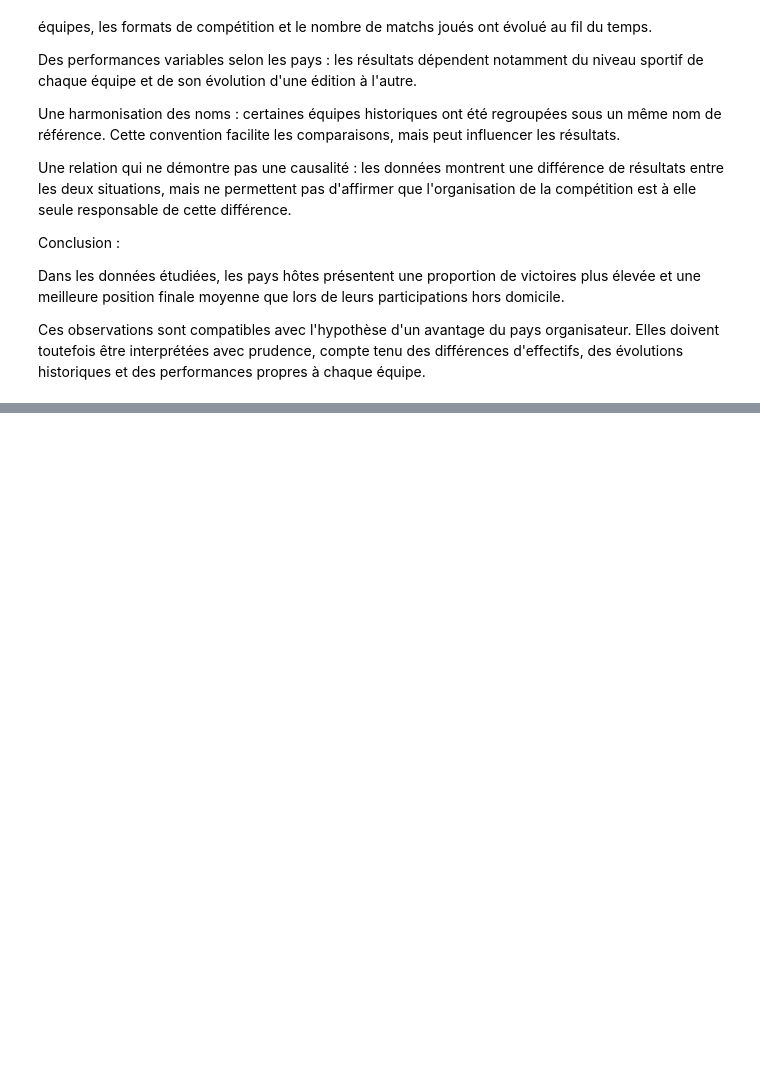
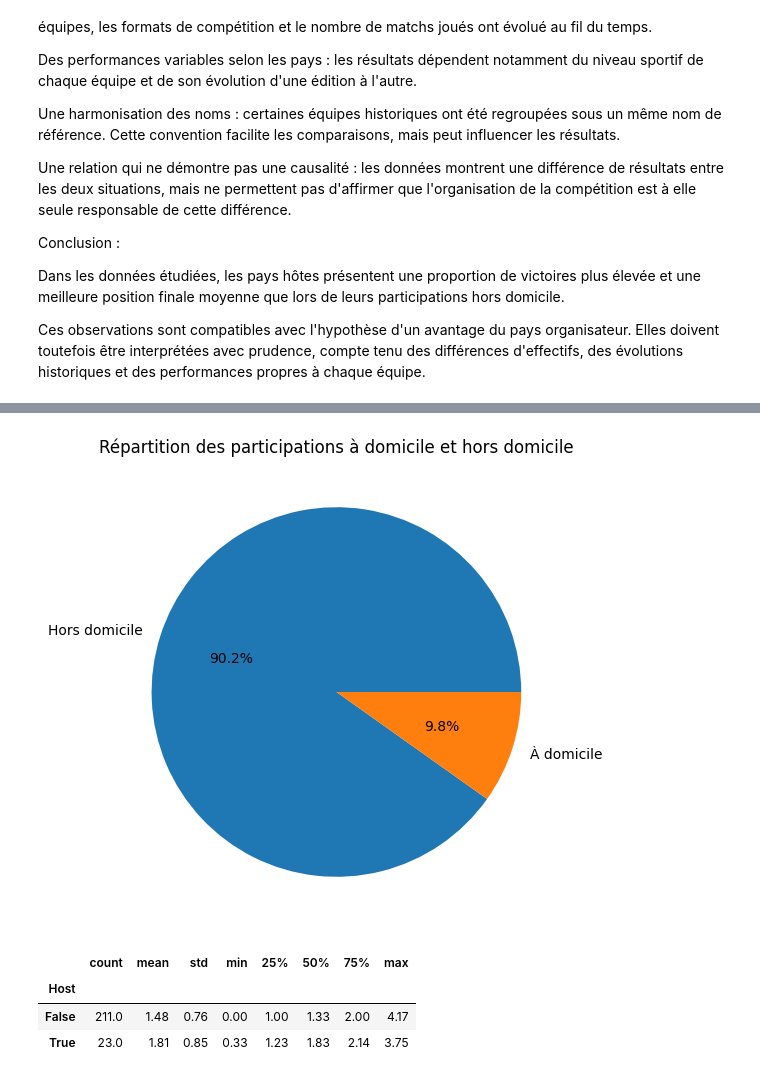
Before and after one commit to Chrilap95/Projet-fil-rouge, a Jupyter notebook: notebooks/03_analyse_fifa.ipynb, the cells around one changed output, grey strips where cells are left out. Cells and saved outputs as stored; diff of their text form; code cells hidden in the pictures; blank space fills up the shorter version.

```diff
--- a/notebooks/03_analyse_fifa.ipynb
+++ b/notebooks/03_analyse_fifa.ipynb
@@ -342,0 +587,27 @@ Ces observations sont compatibles avec l'hypothèse d'un avantage du pays organi
+# %%
+repartition_hotes = df_pays_hotes["Host"].value_counts()
+
+repartition_hotes.plot.pie(
+    autopct="%1.1f%%",
+    labels=["Hors domicile", "À domicile"],
+    title="Répartition des participations à domicile et hors domicile",
+    figsize=(6, 6)
+)
+
+plt.ylabel("")
+plt.show()
+# %% [output]
+[figure, added]
+# %%
+df_pays_hotes = df_pays_hotes.copy()
+
+df_pays_hotes["Buts_par_match"] = (
+    df_pays_hotes["Goals For"] / df_pays_hotes["Games Played"]
+)
+
+df_pays_hotes.groupby("Host")["Buts_par_match"].describe().round(2)
+# %% [output]
+|  | count | mean | std | min | 25% | 50% | 75% | max |
+| Host |  |  |  |  |  |  |  |  |
+| False | 211.0 | 1.48 | 0.76 | 0.00 | 1.00 | 1.33 | 2.00 | 4.17 |
+| True | 23.0 | 1.81 | 0.85 | 0.33 | 1.23 | 1.83 | 2.14 | 3.75 |
```
Also changed, not shown: parts of 32 cells of this notebook.
